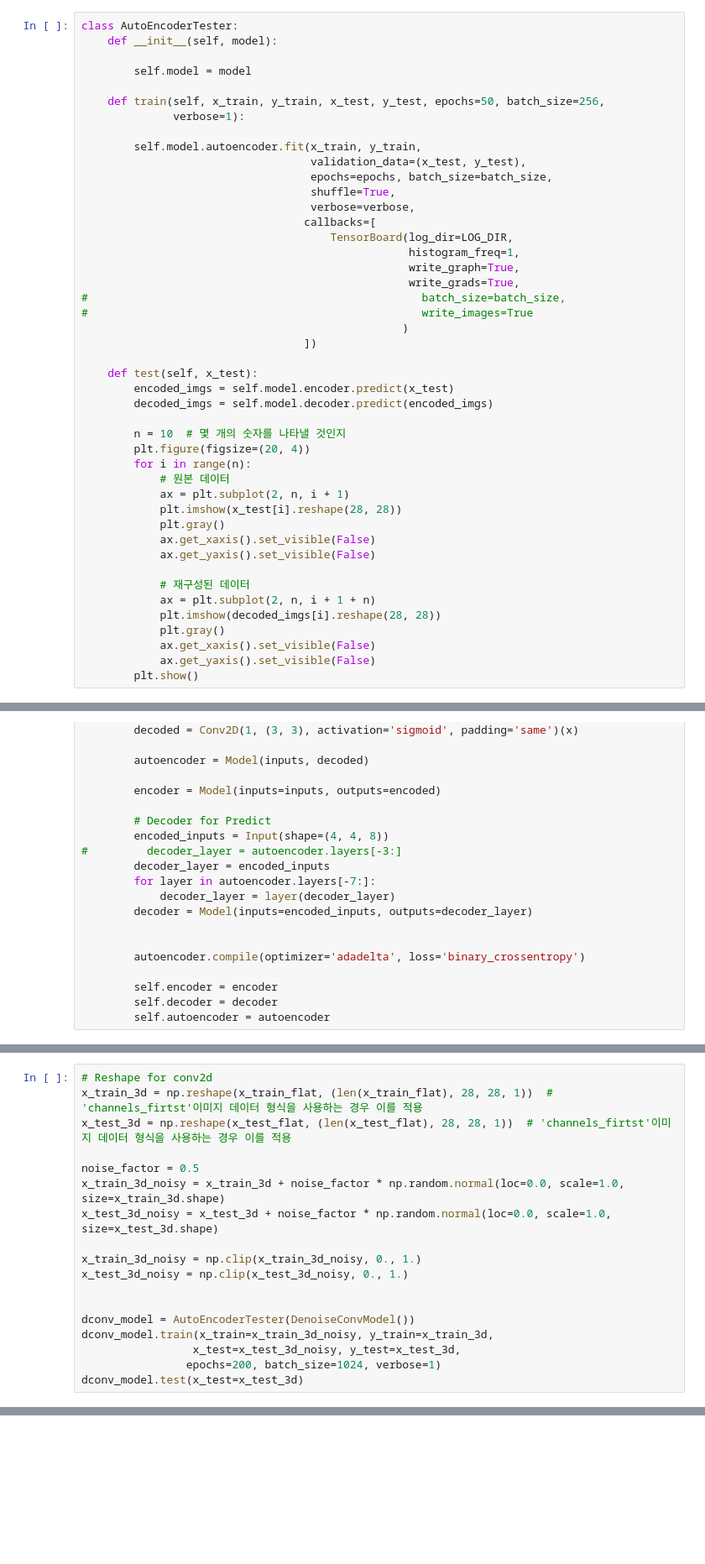
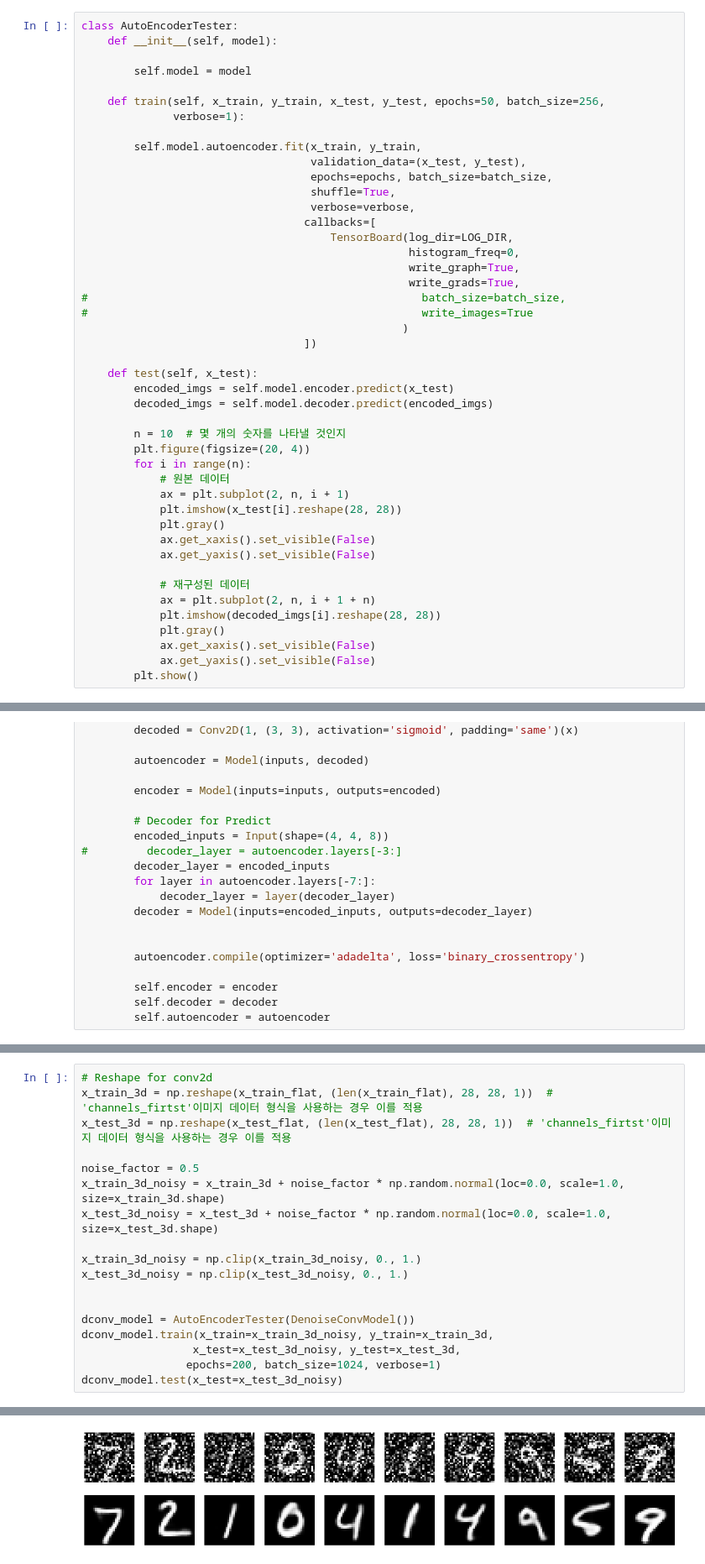
Before and after one commit to gilgarad/MachineLearning, a Jupyter notebook: code_tests/AutoEncoderTest.ipynb, the cells around one changed output, grey strips where cells are left out. Shown: that part at 84% size. Saved outputs shown, nothing was run; the diff lists cells and outputs as text; blank space fills up the shorter version.

```diff
--- a/code_tests/AutoEncoderTest.ipynb
+++ b/code_tests/AutoEncoderTest.ipynb
@@ -93,7 +97,7 @@ class AutoEncoderTester:
                                    verbose=verbose,
                                   callbacks=[
                                       TensorBoard(log_dir=LOG_DIR,
-                                                  histogram_freq=1,
+                                                  histogram_freq=0,
                                                   write_graph=True,
                                                   write_grads=True,
 #                                                   batch_size=batch_size,
@@ -408,4 +415,5 @@ dconv_model = AutoEncoderTester(DenoiseConvModel())
 dconv_model.train(x_train=x_train_3d_noisy, y_train=x_train_3d,
                  x_test=x_test_3d_noisy, y_test=x_test_3d,
                 epochs=200, batch_size=1024, verbose=1)
-dconv_model.test(x_test=x_test_3d)
+dconv_model.test(x_test=x_test_3d_noisy)
+# %% [output]
@@ -412,3 +437,4 @@ dconv_model.test(x_test=x_test_3d)
+[figure, added]
 # %%
 # Same as ConvModel, but number of filter increased
 class Seq2SeqModel:
```
Also changed, not shown: parts of 9 cells of this notebook.
